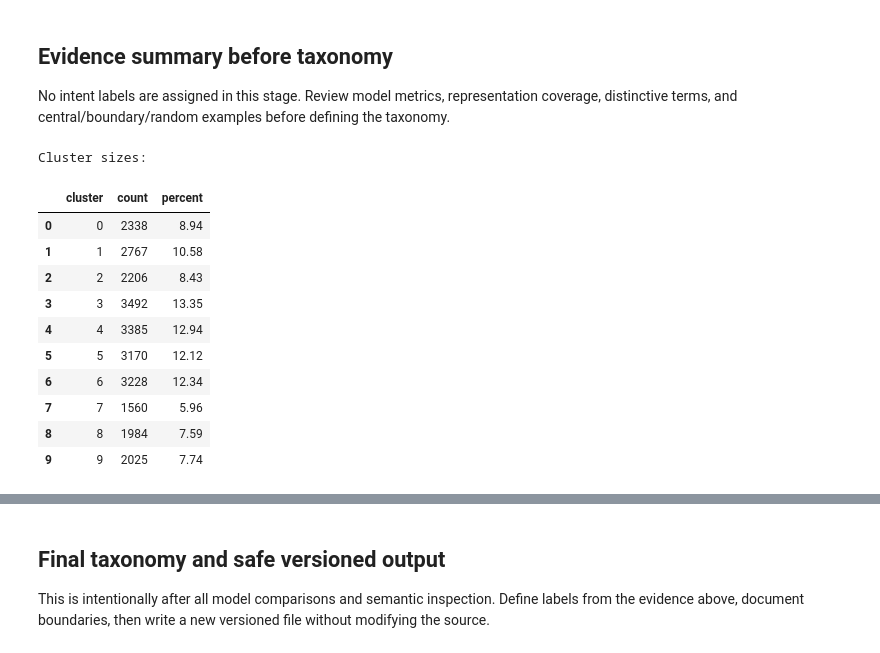
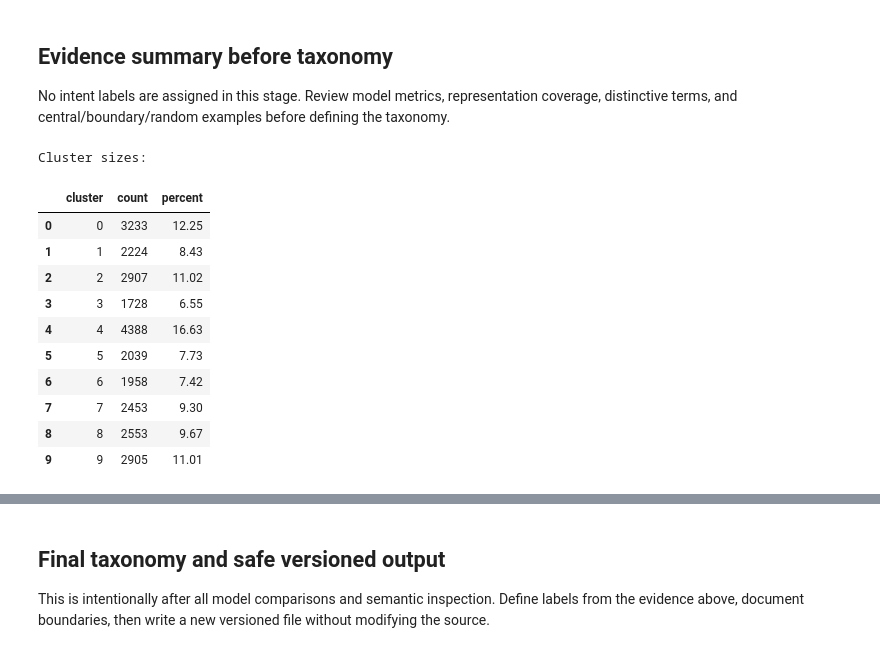
Before and after one commit to PR-HARIHARAN/customer_support_agent, a Jupyter notebook: notebooks/004_intent_discovery.ipynb, the cells around one changed output, grey strips where cells are left out. Saved outputs shown, nothing was run; the diff lists cells and outputs as text; code cells hidden in the pictures.

```diff
--- a/notebooks/004_intent_discovery.ipynb
+++ b/notebooks/004_intent_discovery.ipynb
@@ -226,12 +318,34 @@ Low scores indicate overlapping language and/or insufficient opening context, no
 SELECTED_K = 10
 labels = kmeans_labels[SELECTED_K]
 pca_2d = PCA(2, random_state=SEED).fit_transform(normalized)
-plt.scatter(pca_2d[:, 0], pca_2d[:, 1], c=labels, s=4, alpha=.35, cmap='tab10'); plt.title('PCA diagnostic only'); plt.show()
+fig, axes = plt.subplots(1, 2, figsize=(14, 5))
+axes[0].scatter(pca_2d[:, 0], pca_2d[:, 1], c=labels, s=4, alpha=0.35, cmap="tab10")
+axes[0].set_title("Full-conversation embeddings: PCA diagnostic")
+axes[1].scatter(umap2[:, 0], umap2[:, 1], c=labels, s=4, alpha=0.35, cmap="tab10")
+axes[1].set_title("Full-conversation embeddings: UMAP diagnostic")
+plt.tight_layout()
+plt.show()
+
+
 def inspect_cluster(cluster_id, limit=10):
-    indices = np.where(labels == cluster_id)[0]; center = normalized[indices].mean(0); center /= max(np.linalg.norm(center), 1e-12); distances = 1 - normalized[indices] @ center; order = np.argsort(distances)
-    print(f'\nCLUSTER {cluster_id} | size={len(indices):,}')
-    for title, chosen in [('CENTRAL', order[:limit]), ('BOUNDARY', order[-limit:]), ('RANDOM', np.random.default_rng(SEED).choice(len(indices), min(limit, len(indices)), replace=False))]:
-        print('--', title, '--')
-        for position in chosen: print(f'[{opening_ids[indices[position]]}] {opening_texts[indices[position]]}')
-for cluster_id in range(SELECTED_K): inspect_cluster(cluster_id)
+    indices = np.where(labels == cluster_id)[0]
+    center = normalized[indices].mean(0)
+    center /= max(np.linalg.norm(center), 1e-12)
+    distances = 1 - normalized[indices] @ center
+    order = np.argsort(distances)
+    print(f"\nCLUSTER {cluster_id} | size={len(indices):,}")
+    choices = [
+        ("CENTRAL", order[:limit]),
+        ("BOUNDARY", order[-limit:]),
+        ("RANDOM", np.random.default_rng(SEED).choice(len(indices), min(limit, len(indices)), replace=False)),
+    ]
+    for title, chosen in choices:
+        print(f"-- {title} --")
+        for position in chosen:
+            index = indices[position]
+            print(f"[{conversation_ids[index]}] {full_texts[index]}")
+
+
+for cluster_id in range(SELECTED_K):
+    inspect_cluster(cluster_id)
 # %% [output]
@@ -260,39 +374,39 @@ No intent labels are assigned in this stage. Review model metrics, representatio
 # %%
 cluster_sizes = pd.Series(labels).value_counts().sort_index()
 cluster_summary = pd.DataFrame({
     "cluster": cluster_sizes.index,
     "count": cluster_sizes.values,
     "percent": (cluster_sizes.values / len(labels) * 100).round(2),
 })
 
 term_summary = {}
 for cluster_id in range(SELECTED_K):
     indices = np.where(labels == cluster_id)[0]
     vectorizer = TfidfVectorizer(stop_words="english", max_features=12, ngram_range=(1, 2))
-    matrix = vectorizer.fit_transform([opening_texts[index] for index in indices])
-    scores = np.asarray(matrix.mean(axis=0)).ravel()
+    cluster_matrix = vectorizer.fit_transform([full_texts[index] for index in indices])
+    scores = np.asarray(cluster_matrix.mean(axis=0)).ravel()
     term_summary[cluster_id] = [
         vectorizer.get_feature_names_out()[index]
         for index in np.argsort(scores)[-10:][::-1]
     ]
 
 print("Cluster sizes:")
 display(cluster_summary)
-print("Distinctive TF-IDF terms by cluster:")
+print("Distinctive full-conversation TF-IDF terms by cluster:")
 for cluster_id, terms in term_summary.items():
     print(f"{cluster_id}: {', '.join(terms)}")
 
-print("Review complete. Define intent names only after considering model_results, cluster sizes, terms, and all examples above.")
+print("No labels are assigned until this evidence has been reviewed.")
 # %% [output]
 Cluster sizes:
 |  | cluster | count | percent |
-| 0 | 0 | 2338 | 8.94 |
-| 1 | 1 | 2767 | 10.58 |
-| 2 | 2 | 2206 | 8.43 |
-| 3 | 3 | 3492 | 13.35 |
-| 4 | 4 | 3385 | 12.94 |
-| 5 | 5 | 3170 | 12.12 |
-| 6 | 6 | 3228 | 12.34 |
-| 7 | 7 | 1560 | 5.96 |
-| 8 | 8 | 1984 | 7.59 |
-| 9 | 9 | 2025 | 7.74 |
+| 0 | 0 | 3233 | 12.25 |
+| 1 | 1 | 2224 | 8.43 |
+| 2 | 2 | 2907 | 11.02 |
+| 3 | 3 | 1728 | 6.55 |
+| 4 | 4 | 4388 | 16.63 |
+| 5 | 5 | 2039 | 7.73 |
+| 6 | 6 | 1958 | 7.42 |
+| 7 | 7 | 2453 | 9.30 |
+| 8 | 8 | 2553 | 9.67 |
+| 9 | 9 | 2905 | 11.01 |
```
Also changed, not shown: parts of 8 cells of this notebook, 8 other files.
